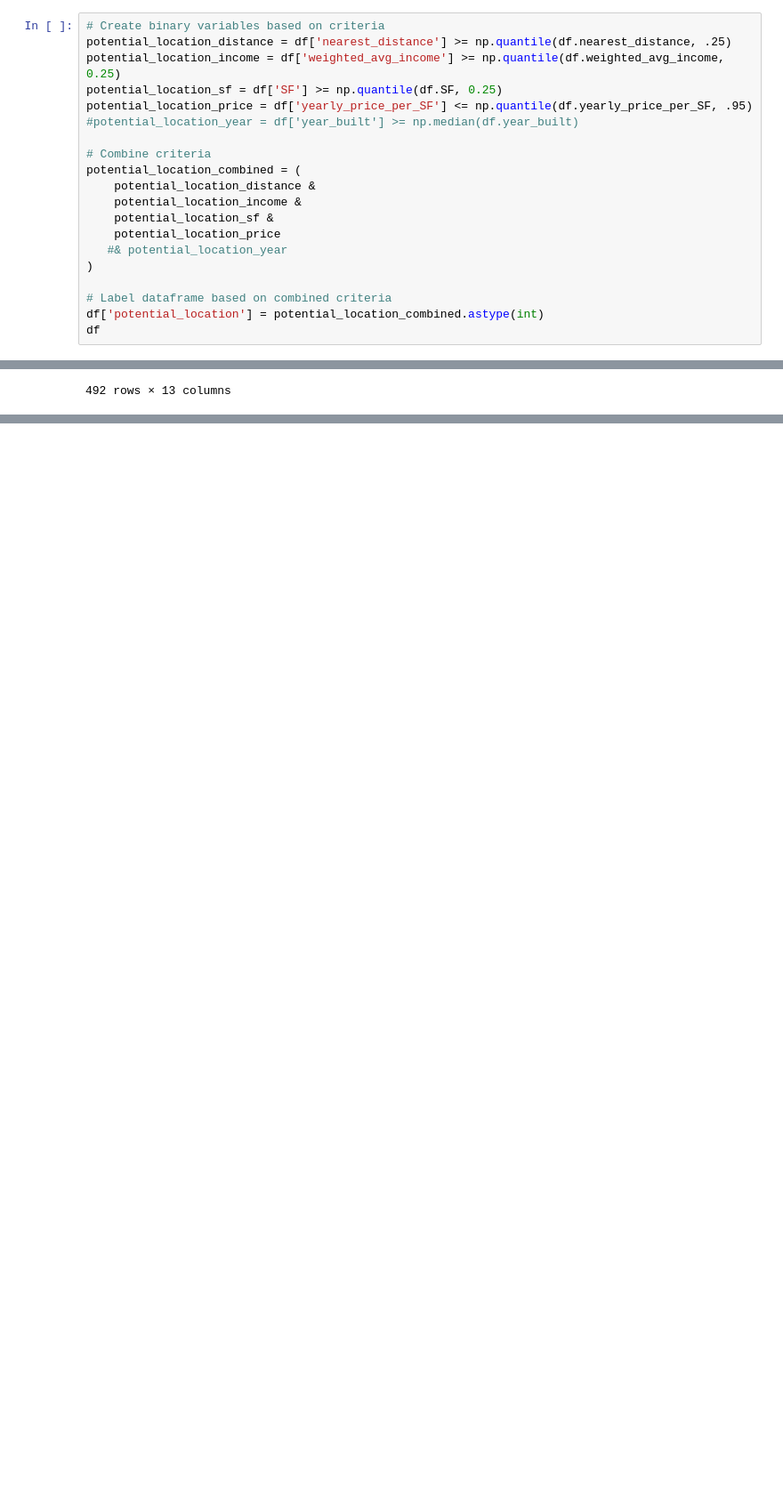
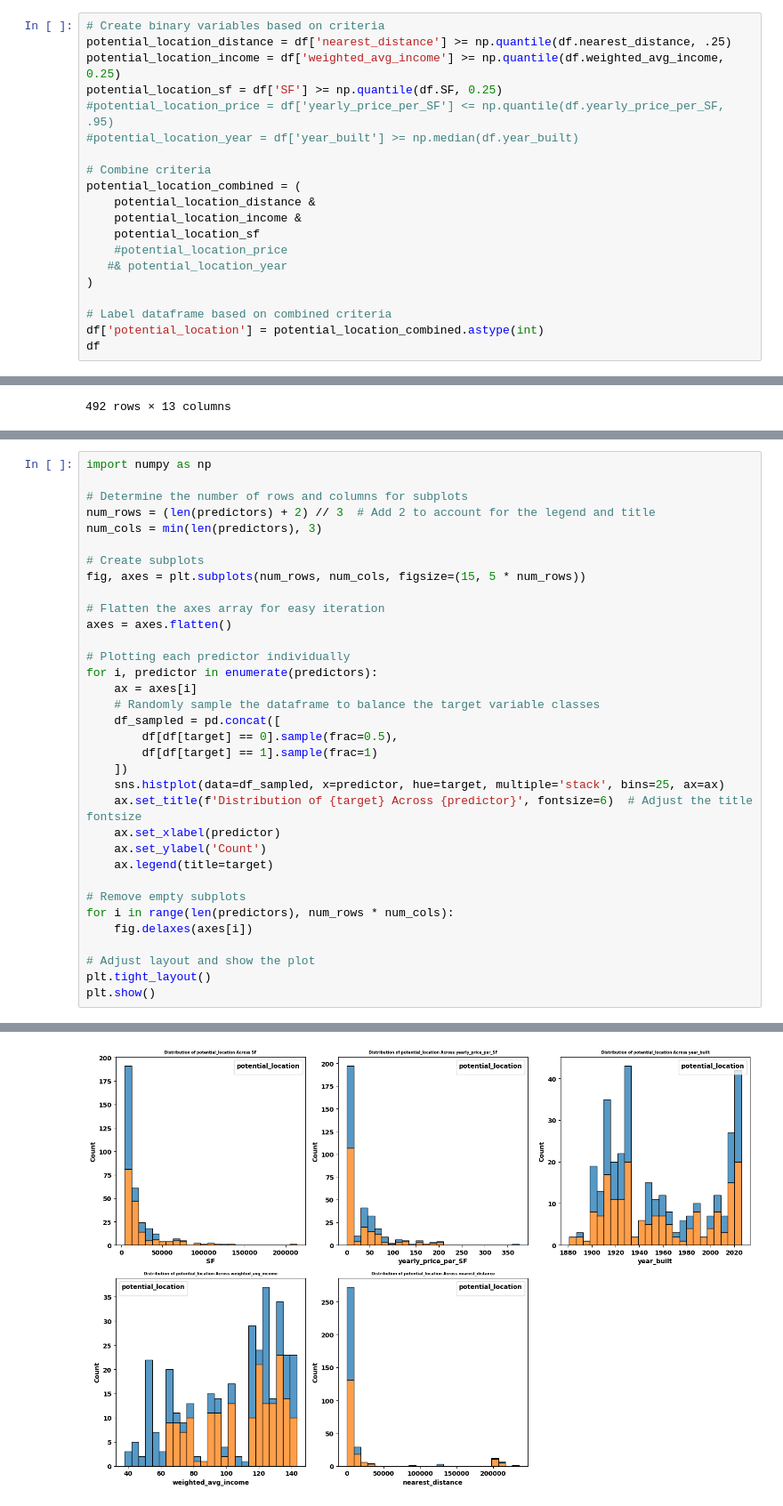
Before and after one commit to y-prog/geospatial, a Jupyter notebook: ny_geo/nyc_apple_stores_proj.ipynb, the cells around one changed output, grey strips where cells are left out. Shown at 89% size. Drawn from its saved outputs; the diff is of its cells as text; blank space fills up the shorter version.

```diff
--- a/ny_geo/nyc_apple_stores_proj.ipynb
+++ b/ny_geo/nyc_apple_stores_proj.ipynb
@@ -362,15 +385,15 @@ df['year_built'] = df['year_built'].astype(int)
 potential_location_distance = df['nearest_distance'] >= np.quantile(df.nearest_distance, .25)
 potential_location_income = df['weighted_avg_income'] >= np.quantile(df.weighted_avg_income, 0.25)
 potential_location_sf = df['SF'] >= np.quantile(df.SF, 0.25)
-potential_location_price = df['yearly_price_per_SF'] <= np.quantile(df.yearly_price_per_SF, .95)
+#potential_location_price = df['yearly_price_per_SF'] <= np.quantile(df.yearly_price_per_SF, .95)
 #potential_location_year = df['year_built'] >= np.median(df.year_built)
 
 # Combine criteria
 potential_location_combined = (
     potential_location_distance &
     potential_location_income &
-    potential_location_sf &
-    potential_location_price
+    potential_location_sf
+    #potential_location_price
    #& potential_location_year
 )
 
@@ -479,0 +467,35 @@ print(df.full_address[487], df.potential_location[487])
+# %%
+import numpy as np
+
+# Determine the number of rows and columns for subplots
+num_rows = (len(predictors) + 2) // 3  # Add 2 to account for the legend and title
+num_cols = min(len(predictors), 3)
+
+# Create subplots
+fig, axes = plt.subplots(num_rows, num_cols, figsize=(15, 5 * num_rows))
+
+# Flatten the axes array for easy iteration
+axes = axes.flatten()
+
+# Plotting each predictor individually
+for i, predictor in enumerate(predictors):
+    ax = axes[i]
+    # Randomly sample the dataframe to balance the target variable classes
+    df_sampled = pd.concat([
+        df[df[target] == 0].sample(frac=0.5),
+        df[df[target] == 1].sample(frac=1)
+    ])
+    sns.histplot(data=df_sampled, x=predictor, hue=target, multiple='stack', bins=25, ax=ax)
+    ax.set_title(f'Distribution of {target} Across {predictor}', fontsize=6)  # Adjust the title fontsize
+    ax.set_xlabel(predictor)
+    ax.set_ylabel('Count')
+    ax.legend(title=target)
+
+# Remove empty subplots
+for i in range(len(predictors), num_rows * num_cols):
+    fig.delaxes(axes[i])
+
+# Adjust layout and show the plot
+plt.tight_layout()
+plt.show()
+# %% [output]
@@ -479,0 +507 @@ print(df.full_address[487], df.potential_location[487])
+[figure, added]
```
Also changed, not shown: parts of 40 cells of this notebook, 1 other file.
